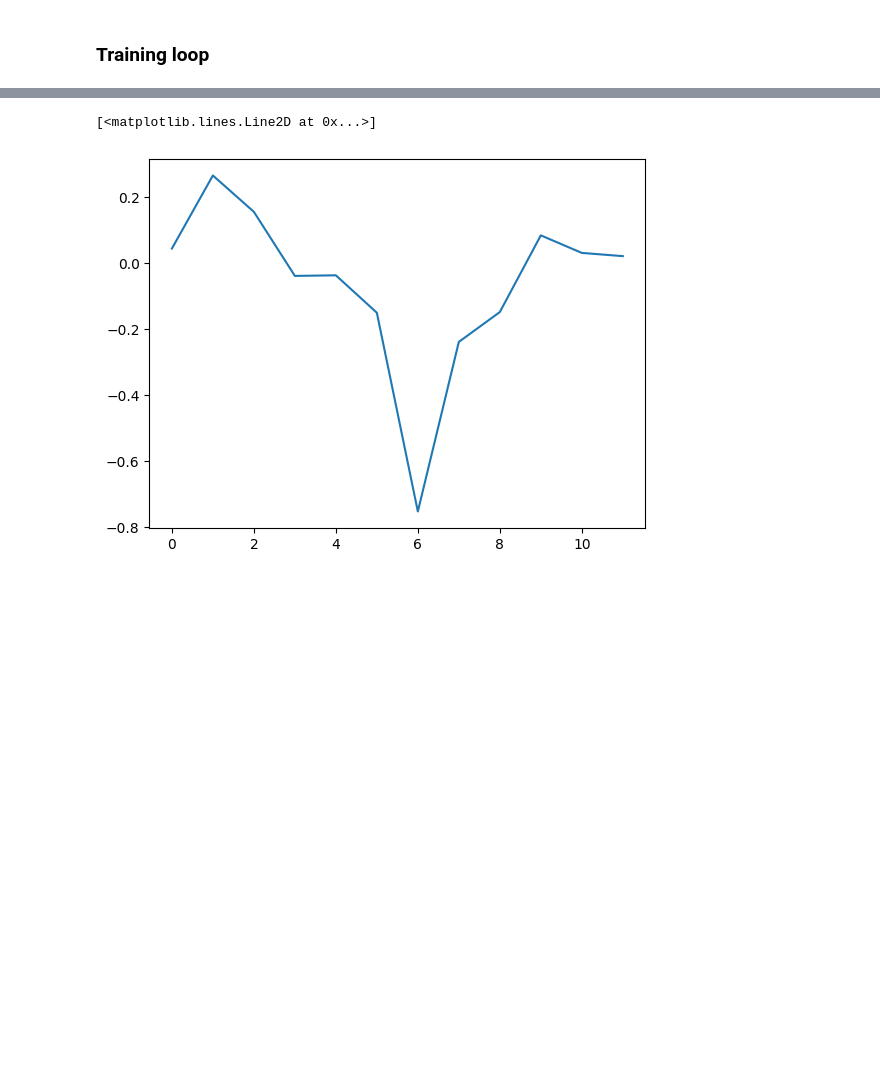
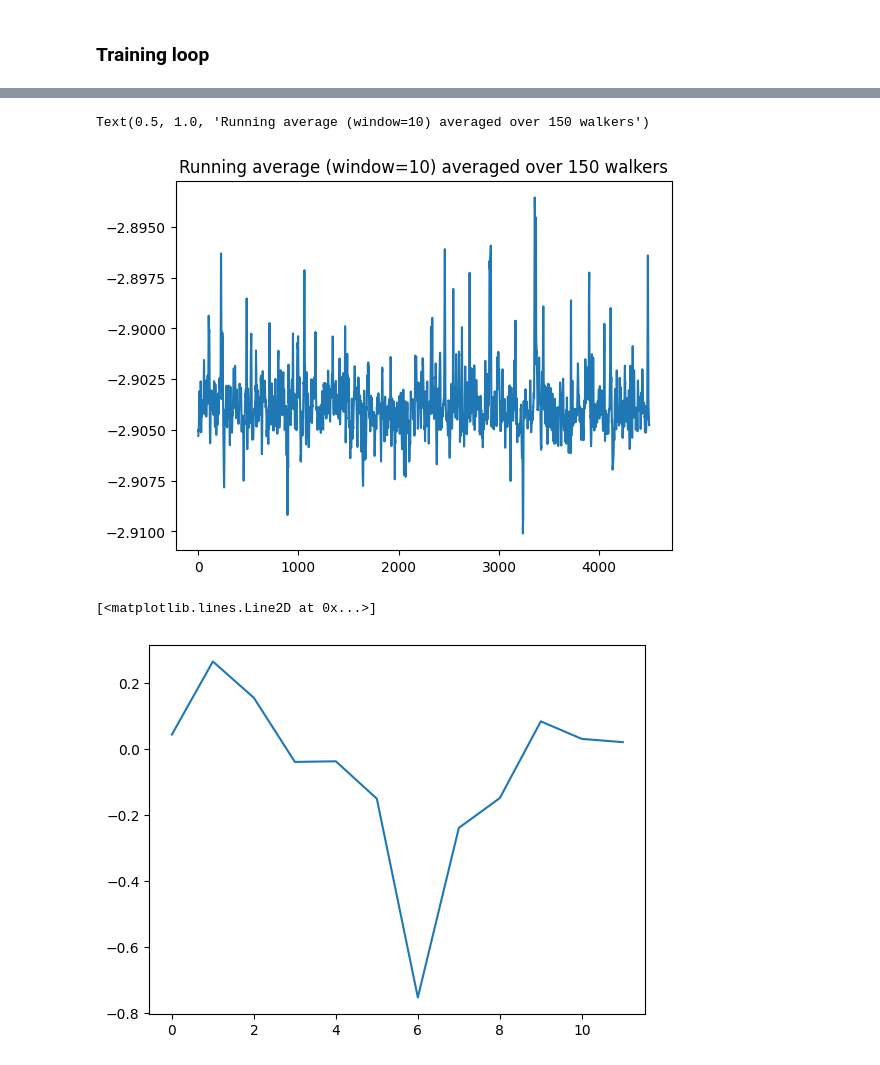
Before and after one commit to Parvfect/QVMC, a Jupyter notebook: nn_helium/nn.ipynb, the cells around one changed output, grey strips where cells are left out. Saved outputs shown, nothing was run; the diff lists cells and outputs as text; code cells hidden in the pictures; blank space fills up the shorter version.

```diff
--- a/nn_helium/nn.ipynb
+++ b/nn_helium/nn.ipynb
@@ -255 +327,3 @@ running_avg = running_average(local_E[0], 200)
+# %%
+exp_running_avg = running_exponential_average(torch.mean(t, dim=0), 5, decay=0.99).detach().cpu()
 # %%
@@ -260,3 +337,9 @@ plt.plot(running_average(local_E[0].detach()))
+# %%
+plt.plot(exp_running_avg)
+plt.title(f"Running average (window=10) averaged over {150} walkers")
+# %% [output]
+Text(0.5, 1.0, 'Running average (window=10) averaged over 150 walkers')
+[figure, added]
 # %%
 plt.plot(torch.stack(energies).detach())
 # %% [output]
```
Also changed, not shown: parts of 17 cells of this notebook.
